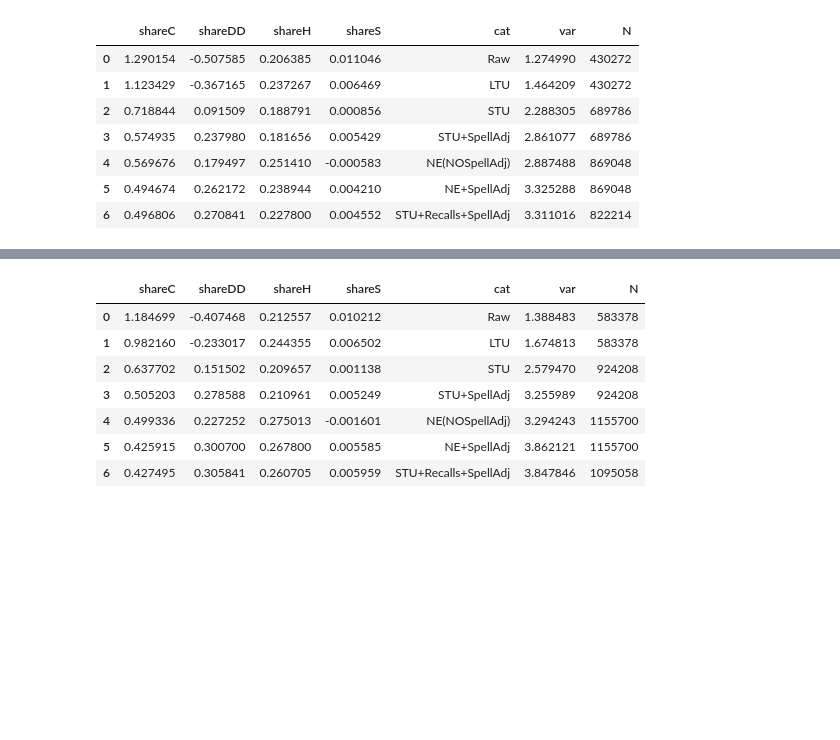
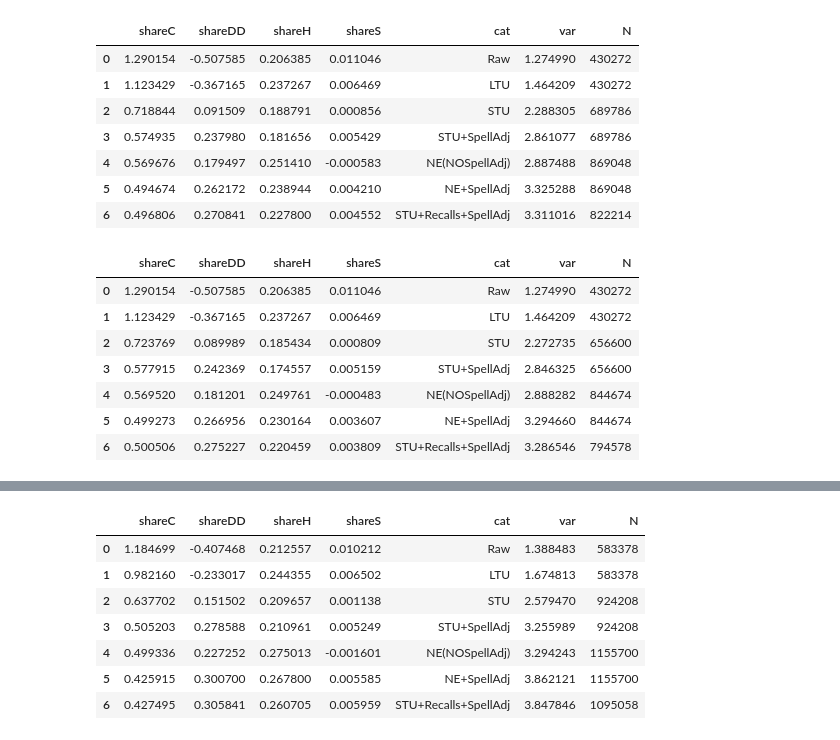
Before and after one commit to crisla/UVD_ABS_code, a Jupyter notebook: tables_and_plots.ipynb, the cells around one changed output, grey strips where cells are left out. Cells and saved outputs as stored; diff of their text form; code cells hidden in the pictures; blank space fills up the shorter version.

```diff
--- a/tables_and_plots.ipynb
+++ b/tables_and_plots.ipynb
@@ -154,3 +154,14 @@ short_tab96
 | 4 | 0.569676 | 0.179497 | 0.251410 | -0.000583 | NE(NOSpellAdj) | 2.887488 | 869048 |
 | 5 | 0.494674 | 0.262172 | 0.238944 | 0.004210 | NE+SpellAdj | 3.325288 | 869048 |
 | 6 | 0.496806 | 0.270841 | 0.227800 | 0.004552 | STU+Recalls+SpellAdj | 3.311016 | 822214 |
+# %%
+short_tab96_noA
+# %% [output]
+|  | shareC | shareDD | shareH | shareS | cat | var | N |
+| 0 | 1.290154 | -0.507585 | 0.206385 | 0.011046 | Raw | 1.274990 | 430272 |
+| 1 | 1.123429 | -0.367165 | 0.237267 | 0.006469 | LTU | 1.464209 | 430272 |
+| 2 | 0.723769 | 0.089989 | 0.185434 | 0.000809 | STU | 2.272735 | 656600 |
+| 3 | 0.577915 | 0.242369 | 0.174557 | 0.005159 | STU+SpellAdj | 2.846325 | 656600 |
+| 4 | 0.569520 | 0.181201 | 0.249761 | -0.000483 | NE(NOSpellAdj) | 2.888282 | 844674 |
+| 5 | 0.499273 | 0.266956 | 0.230164 | 0.003607 | NE+SpellAdj | 3.294660 | 844674 |
+| 6 | 0.500506 | 0.275227 | 0.220459 | 0.003809 | STU+Recalls+SpellAdj | 3.286546 | 794578 |
```
Also changed, not shown: parts of 5 cells of this notebook, 15 other files.
